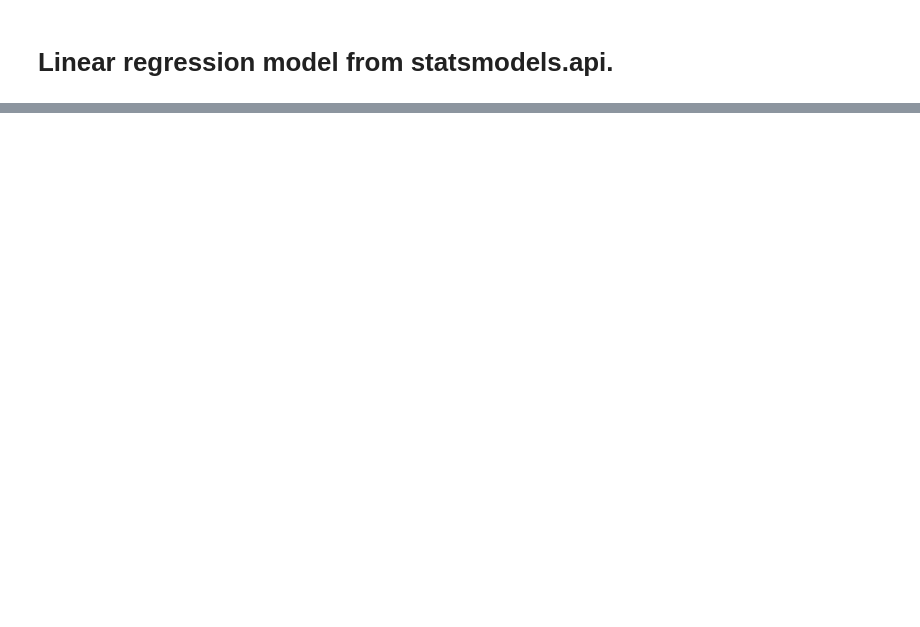
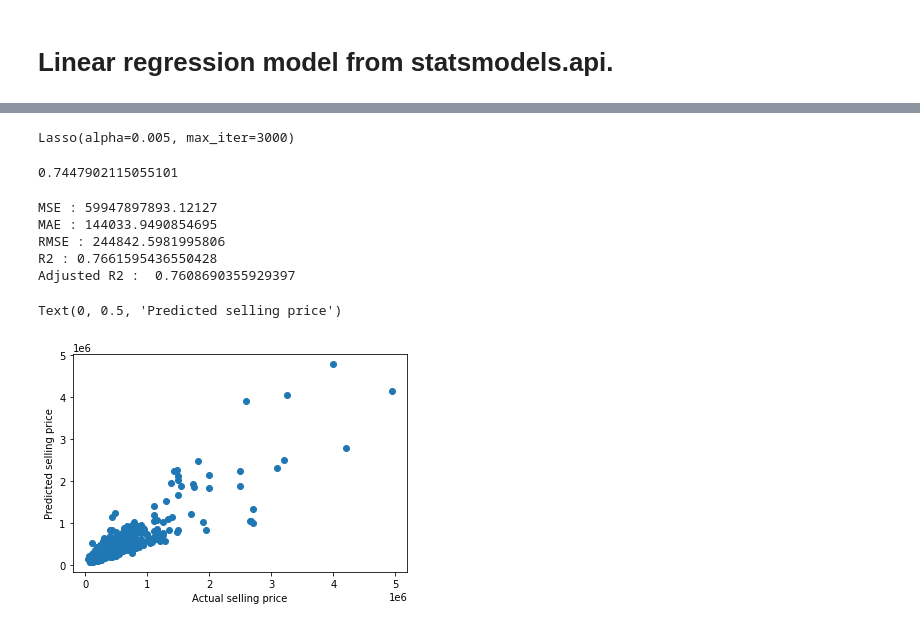
Before and after one commit to dushyantmaharshi/Linear-Regression-Implementation-Car-Dekho-Dataset-, a Jupyter notebook: Linear_Regression_(Car_Dekho).ipynb, the cells around one changed output, grey strips where cells are left out. Cells and saved outputs as stored; diff of their text form; code cells hidden in the pictures; blank space fills up the shorter version.

```diff
--- a/Linear_Regression_(Car_Dekho).ipynb
+++ b/Linear_Regression_(Car_Dekho).ipynb
@@ -632,0 +615,39 @@ strong multicollinearity problems or that the design matrix is singular.
+# %%
+from sklearn.linear_model import Lasso
+lasso  = Lasso(alpha=0.005 , max_iter= 3000)
+
+lasso.fit(X_train, y_train)
+# %% [output]
+Lasso(alpha=0.005, max_iter=3000)
+# %%
+lasso.score(X_train, y_train)
+# %% [output]
+0.7447902115055101
+# %%
+y_pred_l = lasso.predict(X_test)
+# %%
+MSE  = mean_squared_error(10**(y_test), 10**(y_pred_l))
+print("MSE :" , MSE)
+
+MAE=mean_absolute_error(10**(y_test), 10**(y_pred_l))
+print("MAE :" ,MAE)
+
+RMSE = np.sqrt(MSE)
+print("RMSE :" ,RMSE)
+
+r2 = r2_score(10**(y_test), 10**(y_pred_l))
+print("R2 :" ,r2)
+print("Adjusted R2 : ",1-(1-r2_score(10**(y_test), 10**(y_pred_l)))*((X_test.shape[0]-1)/(X_test.shape[0]-X_test.shape[1]-1)))
+# %% [output]
+MSE : 59947897893.12127
+MAE : 144033.9490854695
+RMSE : 244842.5981995806
+R2 : 0.7661595436550428
+Adjusted R2 :  0.7608690355929397
+# %%
+plt.scatter(10**(y_test), 10**(y_pred_l))
+plt.xlabel('Actual selling price')
+plt.ylabel('Predicted selling price')
+# %% [output]
+Text(0, 0.5, 'Predicted selling price')
+[figure, added]
```
Also changed, not shown: parts of 65 cells of this notebook.
